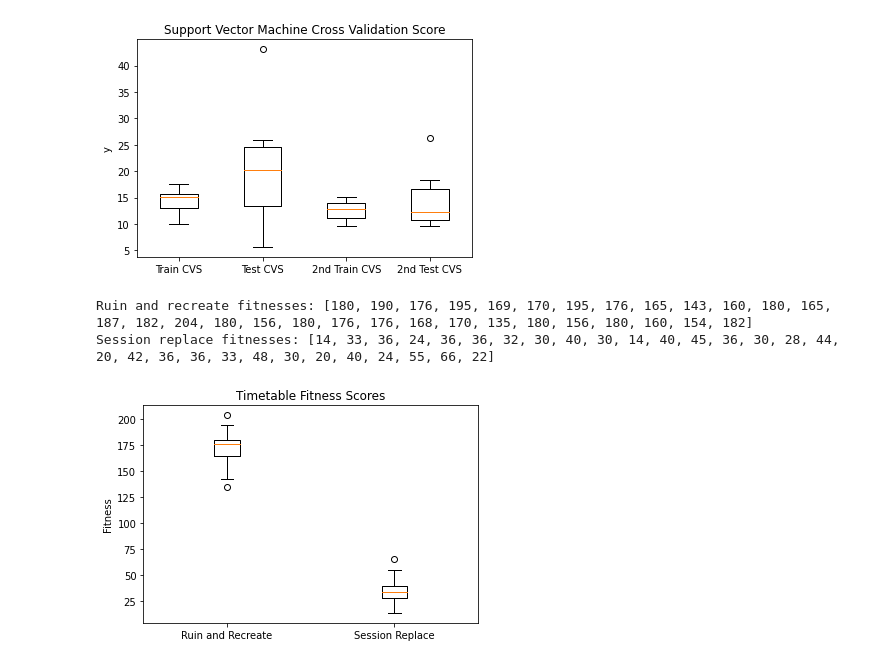
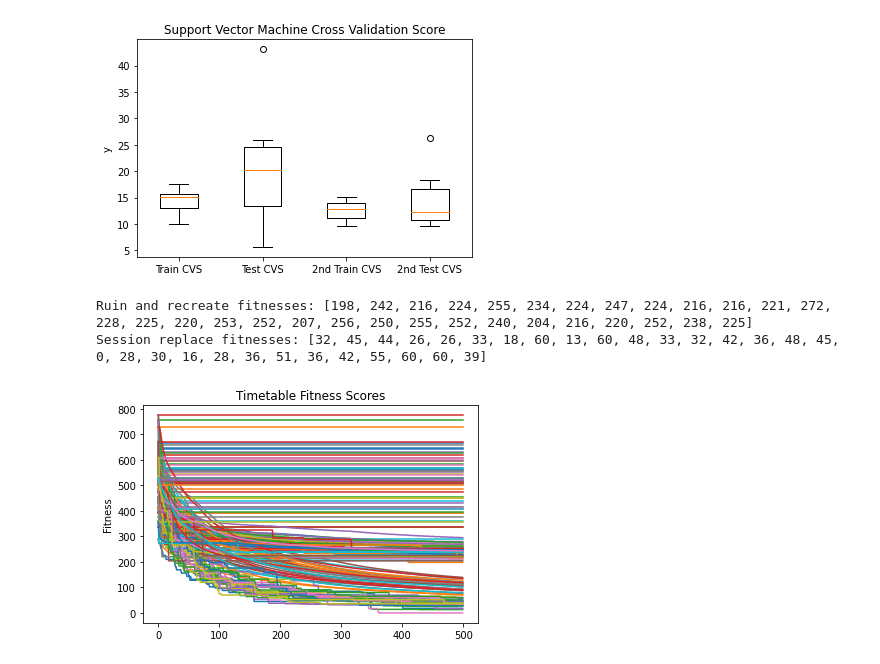
Before and after one commit to SamAlcock/COMP2002-CW70, a Jupyter notebook: COMP2002 CW70.ipynb, the cells around one changed output. Saved outputs shown, nothing was run; the diff lists cells and outputs as text; code cells hidden in the pictures.

Commit message:
Started data visualisation

```diff
--- a/COMP2002 CW70.ipynb
+++ b/COMP2002 CW70.ipynb
@@ -324,7 +324,6 @@ def generate_solution():
 # Task 2.2 - Algorithm implementation
 def ruin_recreate_mutate(parent):
     child = parent.copy()
-    # Can unroll this loop
     for i in range(len(child)):
         random.shuffle(child[i])
     return child
@@ -342,11 +341,19 @@ def less_than_equal(a ,b):
     return a <= b
 
 def hillclimber(Niter, mutation):
+    iter_fitness = []
+    averages = []
+    maximums = []
+    minimums = []
     # Initialise a random solution
     parent, parent_fitness = generate_solution()
 
+
+
     # Loop for Niter iteration.
     for iter in range(Niter):
+
+        iter_fitness.append(parent_fitness)
         # Mutate
         child = mutation(parent)
 
@@ -356,40 +363,70 @@ def hillclimber(Niter, mutation):
         # Pick the next parent solution
         if less_than_equal(child_fitness, parent_fitness):
             parent = child
             parent_fitness = child_fitness
 
+        average = calculate_average(iter_fitness)
+        minimum, maximum = find_min_max(iter_fitness)
+
+        minimums.append(minimum)
+        maximums.append(maximum)
+        averages.append(average)
+
+    plot_points(maximums, minimums, averages)
+
     # End of optimisation, return best solution.
     return parent, parent_fitness
+
+def calculate_average(iter_fitness):
+    total = 0
+    for i in range(len(iter_fitness)):
+        total = total + iter_fitness[i]
+    average = total / len(iter_fitness)
+    average = round(average)
+
+    return average
+
+def find_min_max(iter_fitness):
+    iter_fitness = sorted(iter_fitness)
+    minimum = iter_fitness[0]
+    maximum = iter_fitness[-1]
+    return minimum, maximum
+
+
+def plot_points(maximums, minimums, averages):
+    iters = np.arange(500)
+    plt.plot(iters, maximums)
+    plt.plot(iters, minimums)
+    plt.plot(iters, averages)
 
 # Run hillclimber here
 fitness_list_ruin_recreate = []
 fitness_list_session_replace = []
+
 for i in range(30):
     solution, fitness = hillclimber(500, ruin_recreate_mutate)
-
-    #print(f"Best timetable is: \n Lectures: {solution[0]}\n Lab 1: {solution[1]}\n Lab 2: {solution[2]}\n")
-    #print(f"Fitness: {fitness}")
 
     fitness_list_ruin_recreate.append(fitness)
 
     solution, fitness = hillclimber(500, session_replace_mutate)
+
     fitness_list_session_replace.append(fitness)
-
 
 print(f"Ruin and recreate fitnesses: {fitness_list_ruin_recreate}")
 print(f"Session replace fitnesses: {fitness_list_session_replace}")
 
-plt.figure()
 plt.title("Timetable Fitness Scores")
-plt.boxplot([fitness_list_ruin_recreate, fitness_list_session_replace])
-plt.xticks([1, 2], ["Ruin and Recreate", "Session Replace"])
+
+
+#plt.boxplot([fitness_list_ruin_recreate, fitness_list_session_replace])
+#plt.xticks([1, 2], ["Ruin and Recreate", "Session Replace"])
 plt.ylabel("Fitness")
 plt.show()
 
 # Session replace is the best method, this is because the child keeps good features of the parent. Whereas ruin and recreate children
 # are completely different from parents. As shown in the graph, this will lead to fitness scores being higher than they are in session replace, as session
 # replace children can build on good features of their parents.
 # %% [output]
-Ruin and recreate fitnesses: [180, 190, 176, 195, 169, 170, 195, 176, 165, 143, 160, 180, 165, 187, 182, 204, 180, 156, 180, 176, 176, 168, 170, 135, 180, 156, 180, 160, 154, 182]
-Session replace fitnesses: [14, 33, 36, 24, 36, 36, 32, 30, 40, 30, 14, 40, 45, 36, 30, 28, 44, 20, 42, 36, 36, 33, 48, 30, 20, 40, 24, 55, 66, 22]
+Ruin and recreate fitnesses: [198, 242, 216, 224, 255, 234, 224, 247, 224, 216, 216, 221, 272, 228, 225, 220, 253, 252, 207, 256, 250, 255, 252, 240, 204, 216, 220, 252, 238, 225]
+Session replace fitnesses: [32, 45, 44, 26, 26, 33, 18, 60, 13, 60, 48, 33, 32, 42, 36, 48, 45, 0, 28, 30, 16, 28, 36, 51, 36, 42, 55, 60, 60, 39]
-[figure, old version]
+[figure, new version]
```
Also changed, not shown: parts of 1 cell of this notebook.
